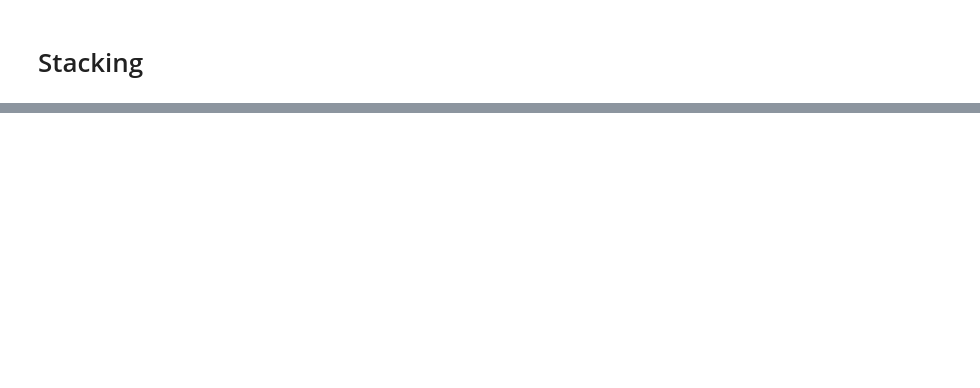
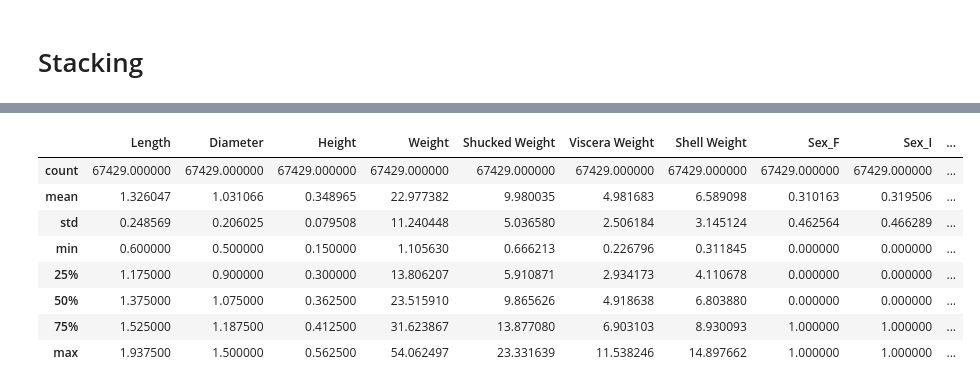
Before and after one commit to JMViJi/Regression-with-a-Crab-Age-Dataset, a Jupyter notebook: CrabAgeCompetition.ipynb, the cells around one changed output, grey strips where cells are left out. Saved outputs shown, nothing was run; the diff lists cells and outputs as text; code cells hidden in the pictures; blank space fills up the shorter version.

```diff
--- a/CrabAgeCompetition.ipynb
+++ b/CrabAgeCompetition.ipynb
@@ -602,9 +803,9 @@ We take 16 as the best value for n_neighbors, and we will use it to train our mo
 # %%
 # Crea un modelo con los mejores hiperparámetros
-model_knn= KNeighborsRegressor(n_neighbors=16,
+model_knn= KNeighborsRegressor(n_neighbors=21,
                             weights='uniform',
                             p=1)
 
 # Entrena el modelo
-model_knn.fit(X_train_Modelling_KNN, y_train_MC)
+model_knn.fit(X_train_Modelling_SS, y_train_MC)
 # %% [output]
@@ -888,3 +1104,5 @@ print("Mejores hiperparámetros encontrados: ", best_params)
+# %%
+X_train_Modelling_MC = X_train_Modelling.drop(['Age', 'id'], axis=1)
 # %%
 import xgboost as xgb
 from hyperopt import hp, fmin, tpe, STATUS_OK, Trials
@@ -940,15 +1185,27 @@ print("Best: ", best)
+# %%
+best_XGB = {
+        'colsample_bytree': 0.8,
+        'gamma': 5.0,
+        'learning_rate': 0.04,
+        'max_depth': 3.0,
+        'min_child_weight': 6.0,
+        'n_estimators': 275.0,
+        'reg_alpha': 0.5,
+        'reg_lambda': 3.5,
+        'subsample': 0.8
+        }
 # %%
 # Entrenar el modelo con los mejores hiperparámetros
 model_XGB = xgb.XGBRegressor(
-    n_estimators=int(best['n_estimators']),
-    max_depth=int(best['max_depth']),
-    learning_rate=best['learning_rate'],
-    subsample=best['subsample'],
-    gamma=best['gamma'],
-    min_child_weight=best['min_child_weight'],
-    colsample_bytree=best['colsample_bytree'],
-    reg_alpha=best['reg_alpha'],
-    reg_lambda=best['reg_lambda'],
+    n_estimators=int(best_XGB['n_estimators']),
+    max_depth=int(best_XGB['max_depth']),
+    learning_rate=best_XGB['learning_rate'],
+    subsample=best_XGB['subsample'],
+    gamma=best_XGB['gamma'],
+    min_child_weight=best_XGB['min_child_weight'],
+    colsample_bytree=best_XGB['colsample_bytree'],
+    reg_alpha=best_XGB['reg_alpha'],
+    reg_lambda=best_XGB['reg_lambda'],
     random_state=42
 )
 model_XGB.fit(X_train_Modelling_MC, y_train_MC)
@@ -997 +1291,13 @@ StackingCVRegressor: 1.3066908232388077 ± 0.0
+# %%
+X_train_Modelling_MC.describe()
+# %% [output]
+|  | Length | Diameter | Height | Weight | Shucked Weight | Viscera Weight | Shell Weight | Sex_F | Sex_I | ... |
+| count | 67429.000000 | 67429.000000 | 67429.000000 | 67429.000000 | 67429.000000 | 67429.000000 | 67429.000000 | 67429.000000 | 67429.000000 | ... |
+| mean | 1.326047 | 1.031066 | 0.348965 | 22.977382 | 9.980035 | 4.981683 | 6.589098 | 0.310163 | 0.319506 | ... |
+| std | 0.248569 | 0.206025 | 0.079508 | 11.240448 | 5.036580 | 2.506184 | 3.145124 | 0.462564 | 0.466289 | ... |
+| min | 0.600000 | 0.500000 | 0.150000 | 1.105630 | 0.666213 | 0.226796 | 0.311845 | 0.000000 | 0.000000 | ... |
+| 25% | 1.175000 | 0.900000 | 0.300000 | 13.806207 | 5.910871 | 2.934173 | 4.110678 | 0.000000 | 0.000000 | ... |
+| 50% | 1.375000 | 1.075000 | 0.362500 | 23.515910 | 9.865626 | 4.918638 | 6.803880 | 0.000000 | 0.000000 | ... |
+| 75% | 1.525000 | 1.187500 | 0.412500 | 31.623867 | 13.877080 | 6.903103 | 8.930093 | 1.000000 | 1.000000 | ... |
+| max | 1.937500 | 1.500000 | 0.562500 | 54.062497 | 23.331639 | 11.538246 | 14.897662 | 1.000000 | 1.000000 | ... |
 # %%
```
Also changed, not shown: parts of 57 cells of this notebook, 2 other files.
